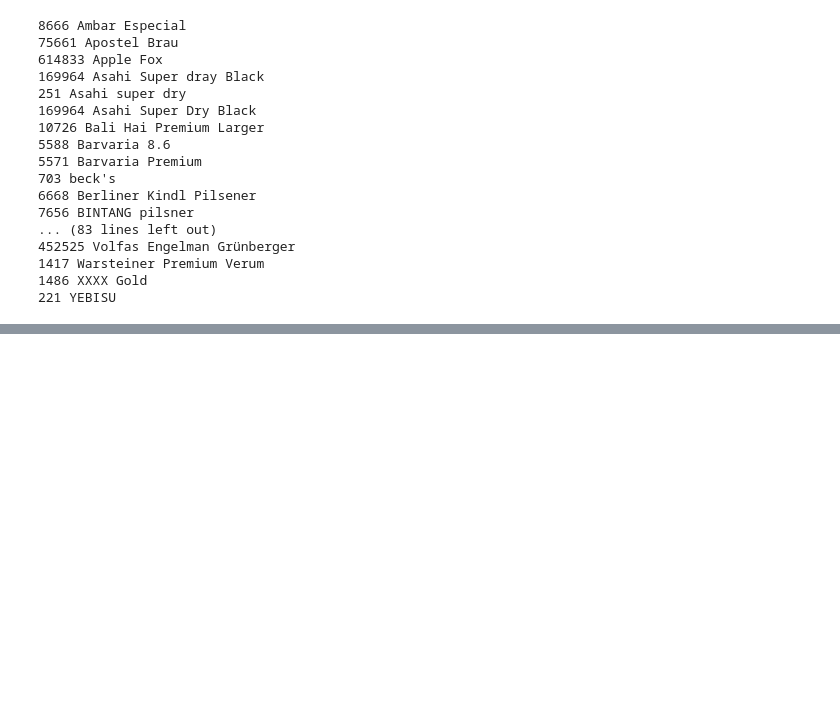
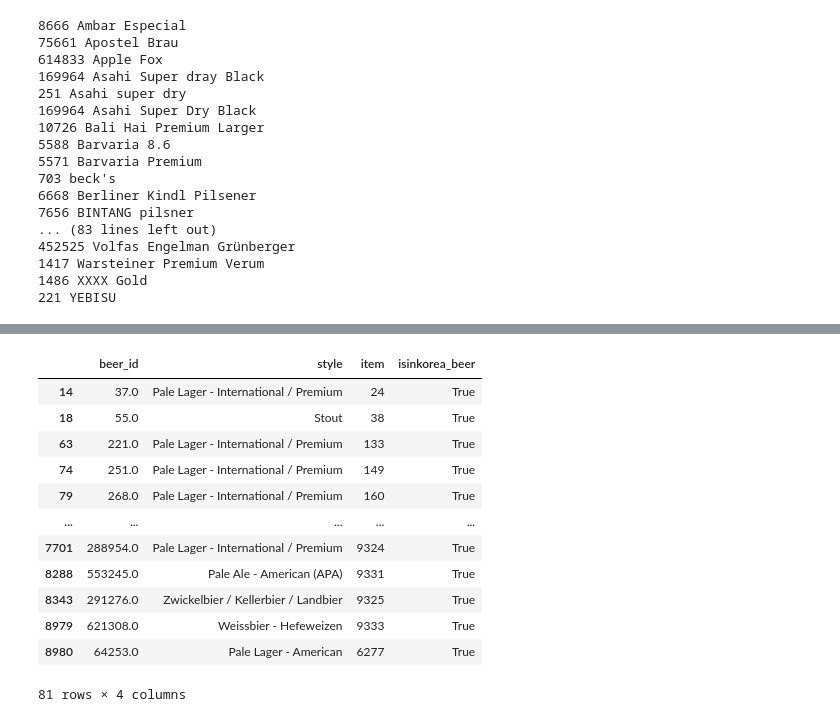
Before and after one commit to boostcampaitech3/final-project-level3-recsys-10, a Jupyter notebook: backend/recommendAPI/s3rec/inference.ipynb, the cells around one changed output, grey strips where cells are left out. Saved outputs shown, nothing was run; the diff lists cells and outputs as text; code cells hidden in the pictures; blank space fills up the shorter version.

```diff
--- a/backend/recommendAPI/s3rec/inference.ipynb
+++ b/backend/recommendAPI/s3rec/inference.ipynb
@@ -311,0 +362,16 @@ Name: 98, dtype: object)
+# %%
+df_beer_style.query("isinkorea_beer == True")
+# %% [output]
+|  | beer_id | style | item | isinkorea_beer |
+| 14 | 37.0 | Pale Lager - International / Premium | 24 | True |
+| 18 | 55.0 | Stout | 38 | True |
+| 63 | 221.0 | Pale Lager - International / Premium | 133 | True |
+| 74 | 251.0 | Pale Lager - International / Premium | 149 | True |
+| 79 | 268.0 | Pale Lager - International / Premium | 160 | True |
+| ... | ... | ... | ... | ... |
+| 7701 | 288954.0 | Pale Lager - International / Premium | 9324 | True |
+| 8288 | 553245.0 | Pale Ale - American (APA) | 9331 | True |
+| 8343 | 291276.0 | Zwickelbier / Kellerbier / Landbier | 9325 | True |
+| 8979 | 621308.0 | Weissbier - Hefeweizen | 9333 | True |
+| 8980 | 64253.0 | Pale Lager - American | 6277 | True |
+81 rows × 4 columns
```
Also changed, not shown: parts of 20 cells of this notebook, 3 other files.
